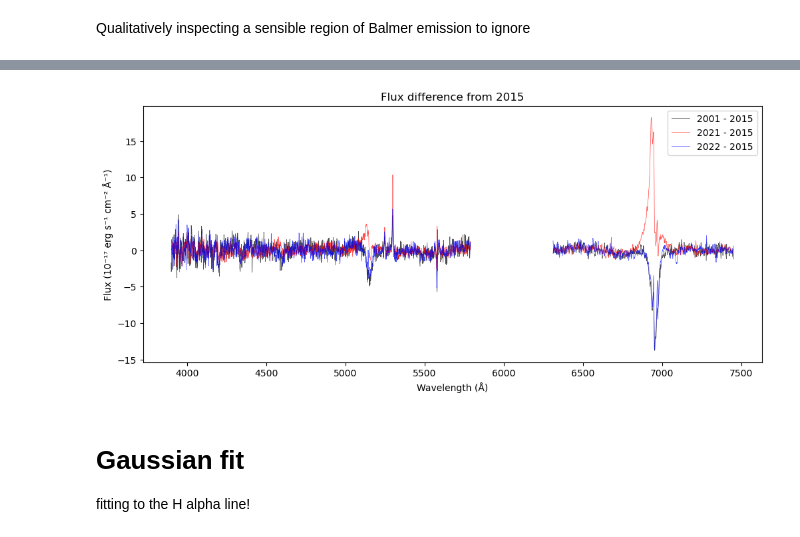
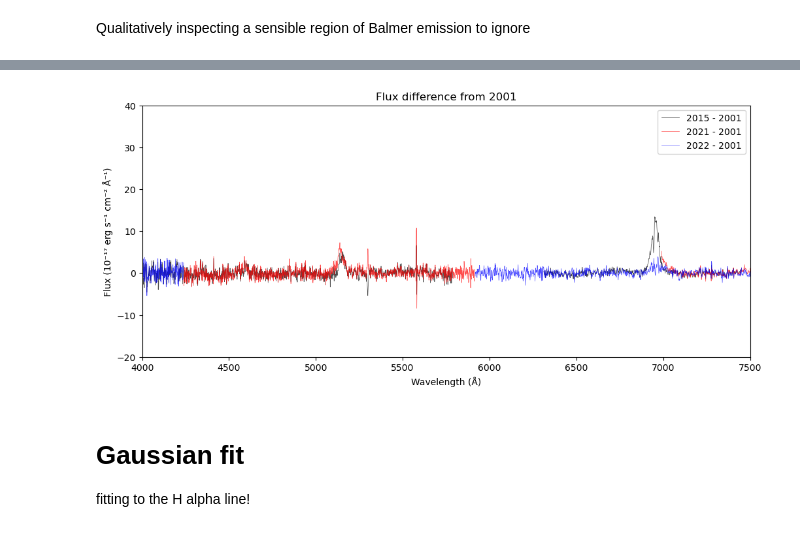
Before and after one commit to things-0/denison_2026, a Jupyter notebook: oli/main.ipynb, the cells around one changed output, grey strips where cells are left out. Cells and saved outputs as stored; diff of their text form; code cells hidden in the pictures.

```diff
--- a/oli/main.ipynb
+++ b/oli/main.ipynb
@@ -388,18 +781,17 @@ flux22_shifted = spectres.spectres(lam01, lam22, flux22)
 
 wavelength_step = np.median(np.diff(lam01))
 
-#TODO: check blurring is correct and why nans are being introduced
+# # Blur SDSS spectra
+# flux01_blurred = gaussian_blur(R_15_blue, SDSS_res, lam01, flux01, wavelength_step)
+# flux21_blurred = gaussian_blur(R_15_blue, SDSS_res, lam01, flux21_shifted, wavelength_step)
+# flux22_blurred = gaussian_blur(R_15_blue, SDSS_res, lam01, flux22_shifted, wavelength_step)
 
-# Blur SDSS spectra
-flux01_blurred = gaussian_blur(SAMI_blue_res, SDSS_res, lam01, flux01, wavelength_step)
-flux21_blurred = gaussian_blur(SAMI_blue_res, SDSS_res, lam01, flux21_shifted, wavelength_step)
-flux22_blurred = gaussian_blur(SAMI_blue_res, SDSS_res, lam01, flux22_shifted, wavelength_step)
+flux01_blurred = gaussian_blur_to_match_fwhm(res_min, res_01, lam01, flux01_shifted, wavelength_step)
+flux21_blurred = gaussian_blur_to_match_fwhm(res_min, res_21, lam01, flux21_shifted, wavelength_step)
+flux22_blurred = gaussian_blur_to_match_fwhm(res_min, res_22, lam01, flux22_shifted, wavelength_step)
+flux15_red_blurred = gaussian_blur_to_match_fwhm(res_min, RES_15_RED, lam01, flux15_red_shifted, wavelength_step)
+flux15_blue_blurred = gaussian_blur_to_match_fwhm(res_min, RES_15_BLUE, lam01, flux15_blue_shifted, wavelength_step)
 
-# Blur SAMI red down
-flux15_red_blurred = gaussian_blur(SAMI_blue_res, SAMI_red_res, lam01, flux15_red_shifted, wavelength_step)
-
-# no blurring needed
-flux15_blue_blurred = flux15_blue_shifted
 
 flux15_blurred = np.fmax(flux15_blue_blurred, flux15_red_blurred)
 
@@ -821,39 +1144,44 @@ _, adjusted_22_flux_15 = adjust_calibration(year_to_change="2022")
 # %%
 # calibration_year = 2001
 
 # diff_15_red_01 = adjusted_15_red_flux - flux01_blurred
 # diff_15_blue_01 = adjusted_15_blue_flux - flux01_blurred
 # diff_15_01 = np.fmax(diff_15_red_01, diff_15_blue_01)
 
 # diff_15_01 = adjusted_15_flux - flux01_blurred
 # diff_21_01 = adjusted_21_flux - flux01_blurred
 # diff_22_01 = adjusted_22_flux - flux01_blurred
 
-calibration_year = 2015
+diff_year = 2001
 
-diff_01_15 = adjusted_01_flux_15 - flux15_blurred
-diff_21_15 = adjusted_21_flux_15 - flux15_blurred
-diff_22_15 = adjusted_22_flux_15 - flux15_blurred
+diff_15_01 = flux15_blurred - adjusted_01_flux_15
+diff_21_01 = adjusted_21_flux_15 - adjusted_01_flux_15
+diff_22_01 = adjusted_22_flux_15 - adjusted_01_flux_15
 
 plt.figure(figsize=(12,5))
-plt.plot(lam01, diff_01_15, alpha=0.7, color='black', label=f'2001 - {calibration_year}', lw = linewidth)
-plt.plot(lam01, diff_21_15, alpha=0.7, color='red', label=f'2021 - {calibration_year}', lw = linewidth)
-plt.plot(lam01, diff_22_15, alpha=0.7, color='blue', label=f'2022 - {calibration_year}', lw = linewidth)
+plt.plot(lam01, diff_15_01, alpha=0.7, color='black', label=f'2015 - {diff_year}', lw = linewidth)
+plt.plot(lam01, diff_21_01, alpha=0.7, color='red', label=f'2021 - {diff_year}', lw = linewidth)
+plt.plot(lam01, diff_22_01, alpha=0.7, color='blue', label=f'2022 - {diff_year}', lw = linewidth)
 
 # plt.xlim(get_lam_bounds(SII, width))
 # plt.axvline(SII*(1+z), linestyle="--", color='orange', label="S[II]", lw=linewidth)
 # plt.axvline(H_ALPH*(1+z), linestyle="--", color='purple', label=r"H-$\alpha$", lw=linewidth)
 
 # plt.xlim(get_lam_bounds(OIII, width))
 # plt.axvline(OIII*(1+z), linestyle="--", color='orange', label="O[III]", lw=linewidth)
 # plt.axvline(H_BETA*(1+z), linestyle="--", color='purple', label=r"H-$\beta$", lw=linewidth)
+
+plt.xlim((4000, 7500))
+
+plt.ylim((-20, 40))
+
 plt.xlabel("Wavelength (Å)")
 plt.ylabel("Flux (10⁻¹⁷ erg s⁻¹ cm⁻² Å⁻¹)")
-plt.title(f"Flux difference from {calibration_year}")
+plt.title(f"Flux difference from {diff_year}")
 plt.legend()
 plt.show()
 # %% [output]
-[figure, old version]
+[figure, new version]
 # %% [markdown]
 # Gaussian fit
 fitting to the H alpha line!
```
Also changed, not shown: parts of 35 cells of this notebook.
